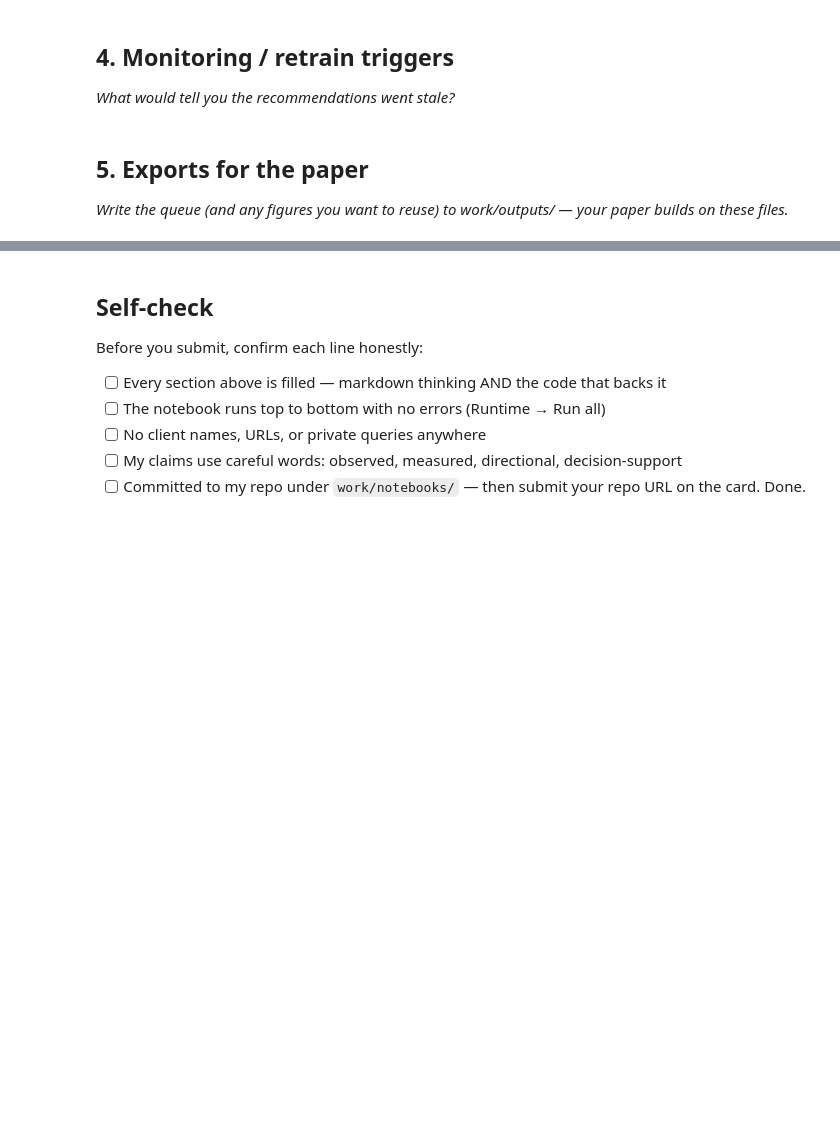
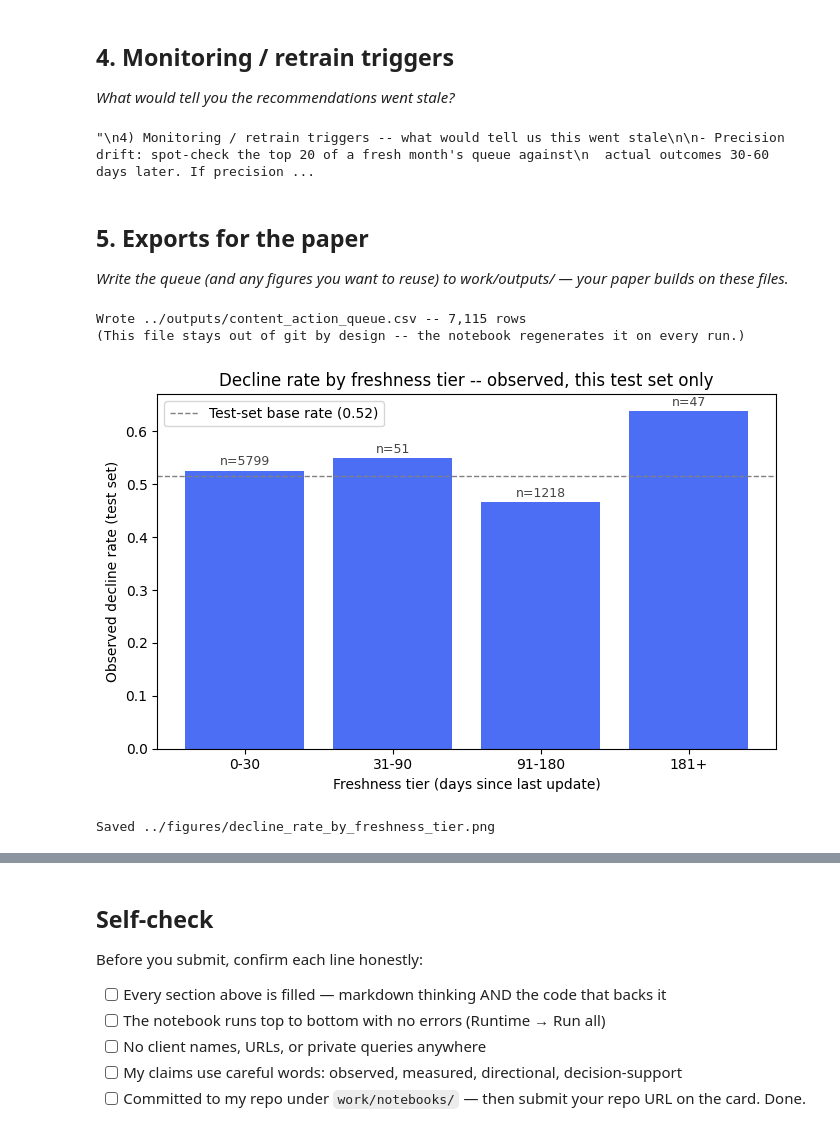
Before and after one commit to reetuparabat/flyrank-ml-internship, a Jupyter notebook: work/notebooks/w07_action_playbook.ipynb, the cells around one changed output, grey strips where cells are left out. Drawn from its saved outputs; the diff is of its cells as text; code cells hidden in the pictures; blank space fills up the shorter version.

```diff
--- a/work/notebooks/w07_action_playbook.ipynb
+++ b/work/notebooks/w07_action_playbook.ipynb
@@ -22,7 +272,70 @@ This skeleton is yours to fill. Work the sections **in order** — each one has
 ## 4. Monitoring / retrain triggers
 
 *What would tell you the recommendations went stale?*
+# %%
+"""
+4) Monitoring / retrain triggers -- what would tell us this went stale
+
+- Precision drift: spot-check the top 20 of a fresh month's queue against
+  actual outcomes 30-60 days later. If precision@20 falls meaningfully
+  below the validated 0.850 (say, under ~0.65) on two consecutive
+  monthly checks, stop trusting the ranking and retrain.
+- Base-rate drift: this test set's decline base rate is 0.517. If a new
+  month's portfolio-wide decline rate moves more than ~10 points from
+  that (e.g., a big algorithm update hits everyone at once), the model
+  was trained on a different world than it's scoring now -- retrain
+  before trusting the queue again.
+- New-client onboarding: any client added after this training snapshot
+  must go through the SAME grouped-split validation before being scored
+  live -- never assume the model generalizes to a client it has never
+  seen without checking.
+- Archetype-mix drift: if refreshed_but_still_declining stops being the
+  dominant top-100 archetype and something like stale_and_declining takes
+  over, that's a sign the underlying content operations pattern changed
+  (e.g., publishing slowed down) -- worth a re-look at whether the
+  archetype thresholds (quartiles of the ORIGINAL training population)
+  still make sense for the current portfolio.
+- Feature availability: if any input column's missingness rate shifts
+  sharply from what SYSTEMATIC_MISSING assumed, the imputation strategy
+  itself may start silently distorting scores -- check missingness rates
+  each retrain cycle, not just accuracy.
+"""
+# %% [output]
+"\n4) Monitoring / retrain triggers -- what would tell us this went stale\n\n- Precision drift: spot-check the top 20 of a fresh month's queue against\n  actual outcomes 30-60 days later. If precision ...
 # %% [markdown]
 ## 5. Exports for the paper
 
 *Write the queue (and any figures you want to reuse) to work/outputs/ — your paper builds on these files.*
+# %%
+os.makedirs('../outputs', exist_ok=True)
+os.makedirs('../figures', exist_ok=True)
+
+out_cols = ['content_id','client_id','rank','model_score','confidence','archetype','action',
+            'reason_code','position_tier','avg_position','ctr','impressions_90d',
+            'days_since_last_update','freshness_tier']
+queue[out_cols].to_csv('../outputs/content_action_queue.csv', index=False)
+print(f'Wrote ../outputs/content_action_queue.csv -- {len(queue):,} rows')
+print('(This file stays out of git by design -- the notebook regenerates it on every run.)')
+# %% [output]
+Wrote ../outputs/content_action_queue.csv -- 7,115 rows
+(This file stays out of git by design -- the notebook regenerates it on every run.)
+# %%
+# Figure: decay/refresh insight -- decline rate by freshness tier, honest test-set numbers
+decay_insight = test_g.groupby('freshness_tier')[TARGET].agg(['mean','count']).reindex(['0-30','31-90','91-180','181+'])
+
+fig, ax = plt.subplots(figsize=(7,4.5))
+bars = ax.bar(decay_insight.index, decay_insight['mean'], color='#4C6EF5')
+ax.axhline(base_rate, color='gray', linestyle='--', linewidth=1, label=f'Test-set base rate ({base_rate:.2f})')
+for i, (rate, n) in enumerate(zip(decay_insight['mean'], decay_insight['count'])):
+    ax.text(i, rate + 0.01, f'n={n}', ha='center', fontsize=9, color='#444')
+ax.set_ylabel('Observed decline rate (test set)')
+ax.set_xlabel('Freshness tier (days since last update)')
+ax.set_title('Decline rate by freshness tier -- observed, this test set only')
+ax.legend()
+plt.tight_layout()
+plt.savefig('../figures/decline_rate_by_freshness_tier.png', dpi=150)
+plt.show()
+print('Saved ../figures/decline_rate_by_freshness_tier.png')
+# %% [output]
+[figure, added]
+Saved ../figures/decline_rate_by_freshness_tier.png
```
Also changed, not shown: parts of 8 cells of this notebook.
